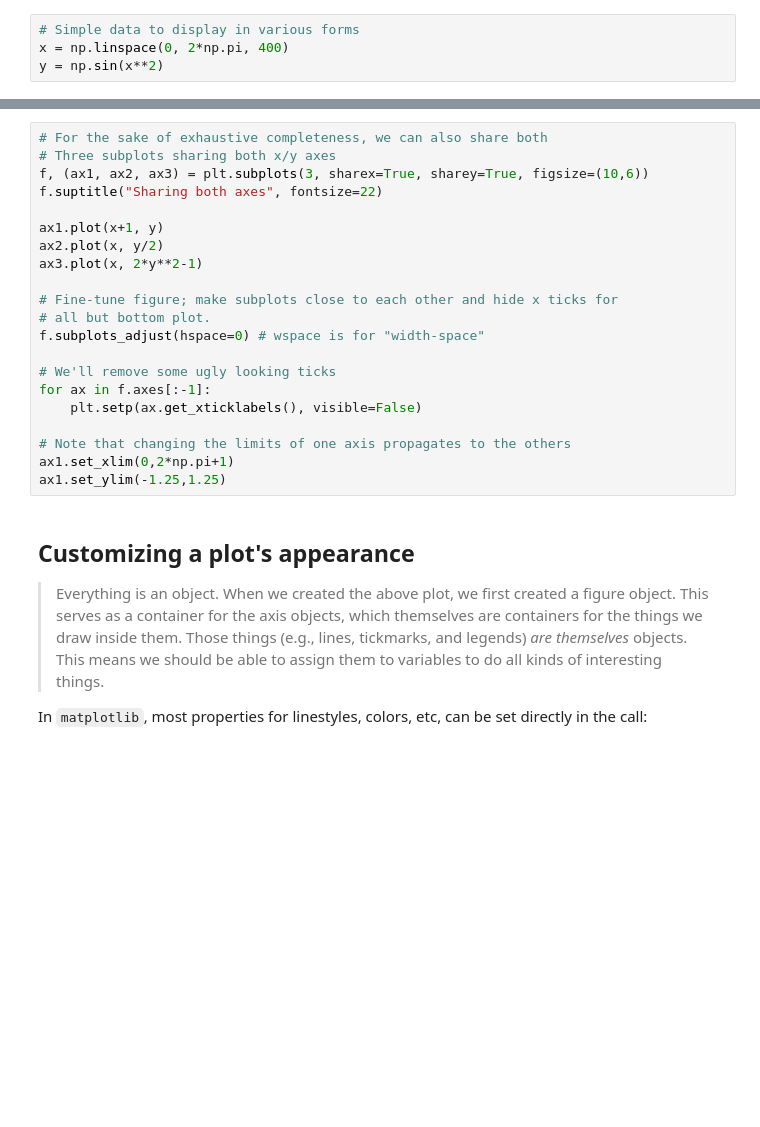
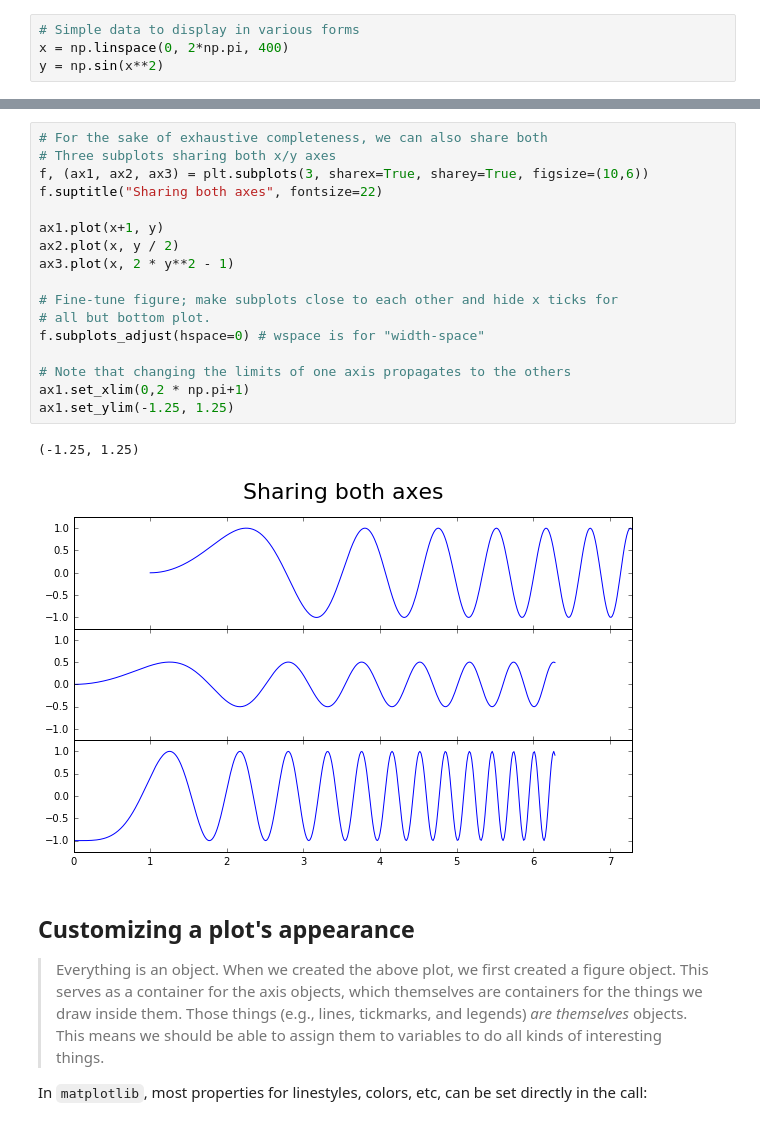
Before and after one commit to profjsb/python-bootcamp, a Jupyter notebook: Lectures/21_NumpyMatplotlib/IntroMatplolib.ipynb, the cells around one changed output, grey strips where cells are left out. Cells and saved outputs as stored; diff of their text form; blank space fills up the shorter version.

```diff
--- a/Lectures/21_NumpyMatplotlib/IntroMatplolib.ipynb
+++ b/Lectures/21_NumpyMatplotlib/IntroMatplolib.ipynb
@@ -208,24 +241,23 @@ ax2.plot(x+3, y*2)
 # %%
 # For the sake of exhaustive completeness, we can also share both
 # Three subplots sharing both x/y axes
 f, (ax1, ax2, ax3) = plt.subplots(3, sharex=True, sharey=True, figsize=(10,6))
 f.suptitle("Sharing both axes", fontsize=22)
 
 ax1.plot(x+1, y)
-ax2.plot(x, y/2)
-ax3.plot(x, 2*y**2-1)
+ax2.plot(x, y / 2)
+ax3.plot(x, 2 * y**2 - 1)
 
 # Fine-tune figure; make subplots close to each other and hide x ticks for
 # all but bottom plot.
 f.subplots_adjust(hspace=0) # wspace is for "width-space"
 
-# We'll remove some ugly looking ticks
-for ax in f.axes[:-1]:
-    plt.setp(ax.get_xticklabels(), visible=False)
-
 # Note that changing the limits of one axis propagates to the others
-ax1.set_xlim(0,2*np.pi+1)
-ax1.set_ylim(-1.25,1.25)
+ax1.set_xlim(0,2 * np.pi+1)
+ax1.set_ylim(-1.25, 1.25)
+# %% [output]
+(-1.25, 1.25)
+[figure, added]
 # %% [markdown]
 ## Customizing a plot's appearance
 
```
Also changed, not shown: parts of 48 cells of this notebook, 2 other files.
